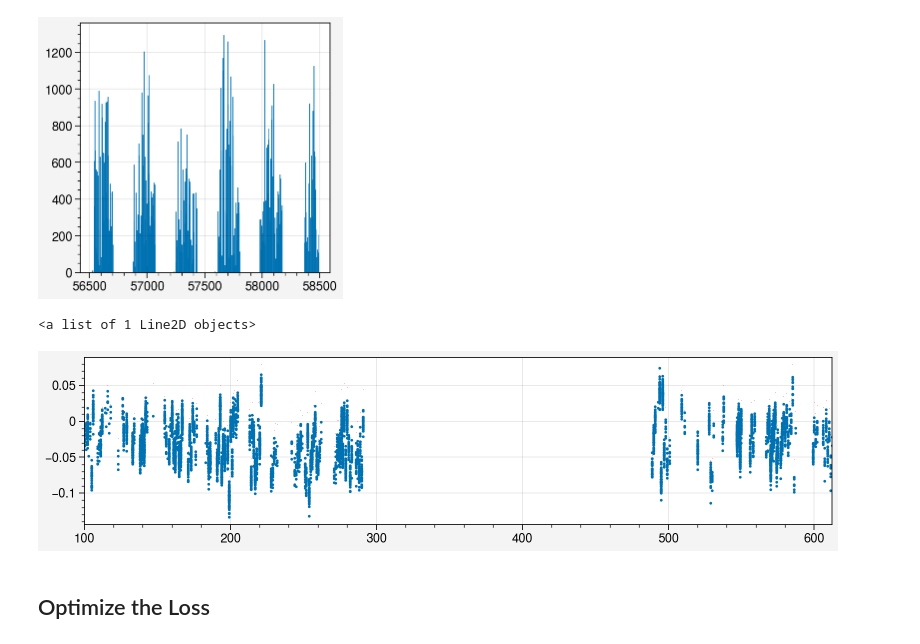
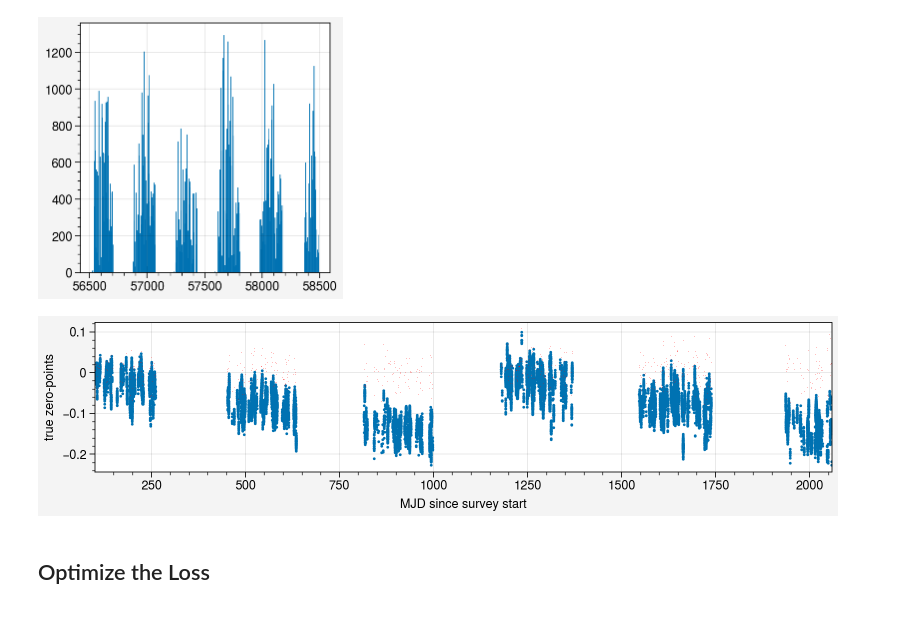
Before and after one commit to beckermr/misc, a Jupyter notebook: work/silly_cal/hack_end_to_end_with_mirror_rho.ipynb, the cells around one changed output. Drawn from its saved outputs; the diff is of its cells as text; code cells hidden in the pictures.

```diff
--- a/work/silly_cal/hack_end_to_end_with_mirror_rho.ipynb
+++ b/work/silly_cal/hack_end_to_end_with_mirror_rho.ipynb
@@ -30,31 +30,43 @@ axs.hist(_ed["mjd_obs"], bins=500);
 # %%
 from silly_cal.models import nights_with_mirror_rho
 
-nside = 1024
-nside = 512
+nside = 256
 
-bmsk = (_ed["band"] == "r") | (_ed["band"] == "r")
+msk1 = (
+    (_ed["mjd_obs"] < 56800) & (_ed["dec"] < -50)
+)
+msk2 = (
+    (_ed["mjd_obs"] > 56800)
+    & (_ed["mjd_obs"] < 57200)
+    & (_ed["dec"] > -35)
+)
+
+bmsk = (_ed["band"] == "r")
+
+totmsk = bmsk
+# totmsk = bmsk & (_ed["mjd_obs"] < 57500)
+# totmsk = bmsk & (_ed["mjd_obs"] > 57500)
+# totmsk = bmsk & (msk1 | msk2)
+
+# edata=_ed[(_ed["mjd_obs"] > 57900) & bmsk],
+# edata=_ed[(_ed["mjd_obs"] > 57500) & (_ed["mjd_obs"] < 58300) & bmsk],
+
 fd = nights_with_mirror_rho.gen_fake_data(
-    # edata=_ed[bmsk],
-    # edata=_ed[(_ed["mjd_obs"] < 57200) & bmsk],
-    edata=_ed[(_ed["mjd_obs"] > 57900) & bmsk],
-    # edata=_ed[(_ed["mjd_obs"] > 57500) & (_ed["mjd_obs"] < 58300) & bmsk],
+    edata=_ed[totmsk],
     nside=nside,
     seed=None,
     target_nstar=20e6,
-    period=365,
+    period=365*3,
 )
 # %%
 fig, axs = pplt.subplots(figsize=(8, 2))
 
 axs.plot(fd["data"]["night"], fd["data"]["true_zp"], ".", markersize=2)
 yv = fd["data"]["true_zp_night"][fd["data"]["inv_unight"]]
 axs.plot(fd["data"]["night"], yv, ",", color="r")
-
-# axs.format(ylim=(-1.5, 0.2), xlim=(0, 50))
+axs.format(xlabel="MJD since survey start", ylabel="true zero-points")
 # %% [output]
-<a list of 1 Line2D objects>
-[figure, old version]
+[figure, new version]
 # %% [markdown]
 ## Optimize the Loss
 # %%
```
Also changed, not shown: parts of 13 cells of this notebook, 1 other file.
